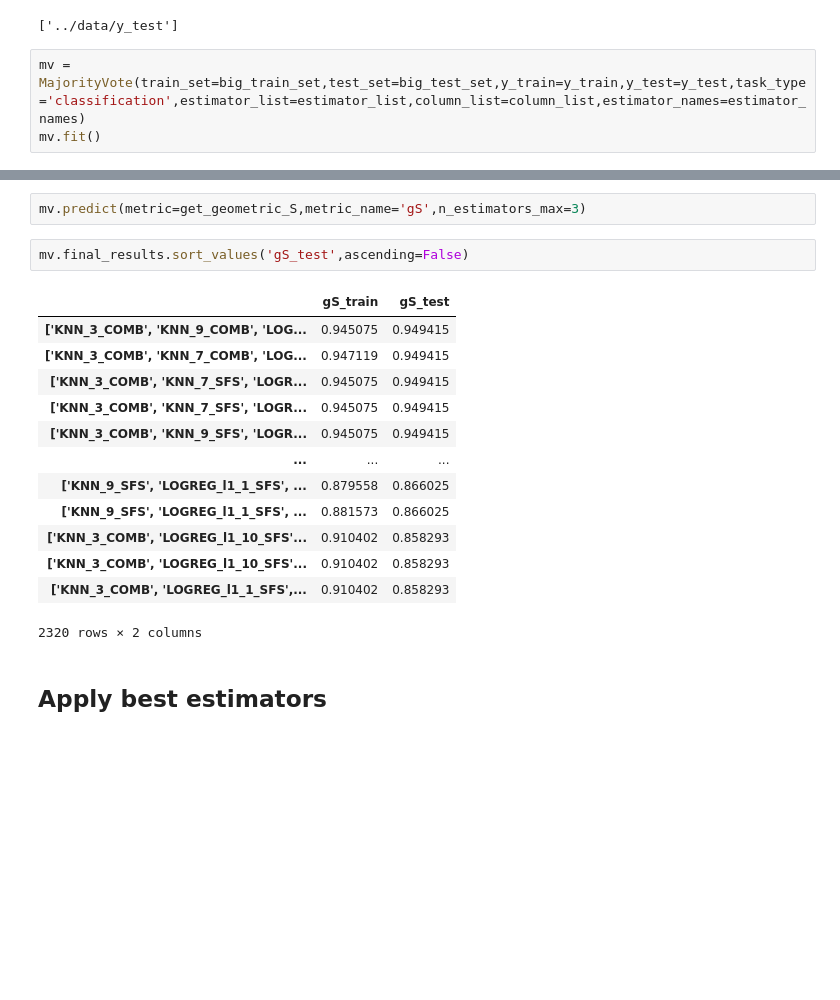
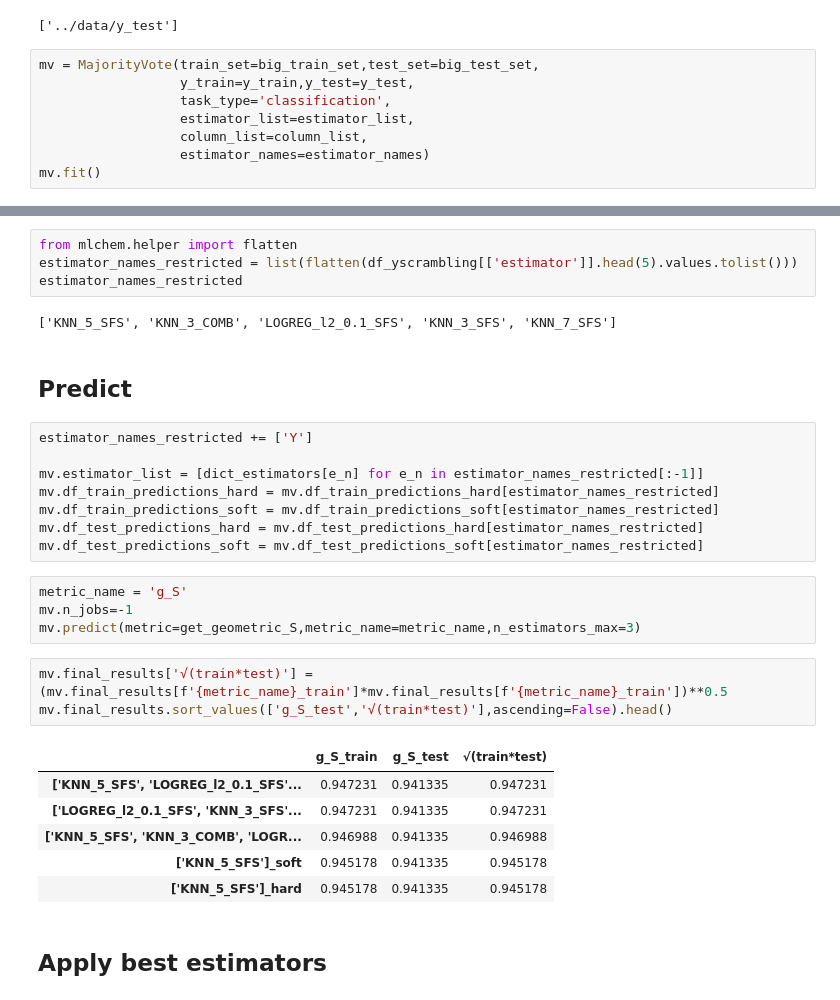
Before and after one commit to seacunilever/mlchem, a Jupyter notebook: examples/8 - Majority Voting/majority_vote.ipynb, the cells around one changed output, grey strips where cells are left out. Cells and saved outputs as stored; diff of their text form; blank space fills up the shorter version.

Commit message:
renew majority vote tutorial notebook

```diff
--- a/examples/8 - Majority Voting/majority_vote.ipynb
+++ b/examples/8 - Majority Voting/majority_vote.ipynb
@@ -171,5 +157,10 @@ joblib.dump(y_test,'../data/y_test')
 # %% [output]
 ['../data/y_test']
 # %%
-mv = MajorityVote(train_set=big_train_set,test_set=big_test_set,y_train=y_train,y_test=y_test,task_type='classification',estimator_list=estimator_list,column_list=column_list,estimator_names=estimator_names)
+mv = MajorityVote(train_set=big_train_set,test_set=big_test_set,
+                  y_train=y_train,y_test=y_test,
+                  task_type='classification',
+                  estimator_list=estimator_list,
+                  column_list=column_list,
+                  estimator_names=estimator_names)
 mv.fit()
@@ -198,21 +265,33 @@ mv.df_test_predictions_soft.head()
+# %%
+from mlchem.helper import flatten
+estimator_names_restricted = list(flatten(df_yscrambling[['estimator']].head(5).values.tolist()))
+estimator_names_restricted
+# %% [output]
+['KNN_5_SFS', 'KNN_3_COMB', 'LOGREG_l2_0.1_SFS', 'KNN_3_SFS', 'KNN_7_SFS']
+# %% [markdown]
+## Predict
+# %%
+estimator_names_restricted += ['Y']
+
+mv.estimator_list = [dict_estimators[e_n] for e_n in estimator_names_restricted[:-1]]
+mv.df_train_predictions_hard = mv.df_train_predictions_hard[estimator_names_restricted]
+mv.df_train_predictions_soft = mv.df_train_predictions_soft[estimator_names_restricted]
+mv.df_test_predictions_hard = mv.df_test_predictions_hard[estimator_names_restricted]
+mv.df_test_predictions_soft = mv.df_test_predictions_soft[estimator_names_restricted]
 # %%
-mv.predict(metric=get_geometric_S,metric_name='gS',n_estimators_max=3)
+metric_name = 'g_S'
+mv.n_jobs=-1
+mv.predict(metric=get_geometric_S,metric_name=metric_name,n_estimators_max=3)
-# %%
-mv.final_results.sort_values('gS_test',ascending=False)
-# %% [output]
-|  | gS_train | gS_test |
-| ['KNN_3_COMB', 'KNN_9_COMB', 'LOG... | 0.945075 | 0.949415 |
-| ['KNN_3_COMB', 'KNN_7_COMB', 'LOG... | 0.947119 | 0.949415 |
-| ['KNN_3_COMB', 'KNN_7_SFS', 'LOGR... | 0.945075 | 0.949415 |
-| ['KNN_3_COMB', 'KNN_7_SFS', 'LOGR... | 0.945075 | 0.949415 |
-| ['KNN_3_COMB', 'KNN_9_SFS', 'LOGR... | 0.945075 | 0.949415 |
-| ... | ... | ... |
-| ['KNN_9_SFS', 'LOGREG_l1_1_SFS', ... | 0.879558 | 0.866025 |
-| ['KNN_9_SFS', 'LOGREG_l1_1_SFS', ... | 0.881573 | 0.866025 |
-| ['KNN_3_COMB', 'LOGREG_l1_10_SFS'... | 0.910402 | 0.858293 |
-| ['KNN_3_COMB', 'LOGREG_l1_10_SFS'... | 0.910402 | 0.858293 |
-| ['KNN_3_COMB', 'LOGREG_l1_1_SFS',... | 0.910402 | 0.858293 |
-2320 rows × 2 columns
+# %%
+mv.final_results['√(train*test)'] = (mv.final_results[f'{metric_name}_train']*mv.final_results[f'{metric_name}_train'])**0.5
+mv.final_results.sort_values(['g_S_test','√(train*test)'],ascending=False).head()
+# %% [output]
+|  | g_S_train | g_S_test | √(train*test) |
+| ['KNN_5_SFS', 'LOGREG_l2_0.1_SFS'... | 0.947231 | 0.941335 | 0.947231 |
+| ['LOGREG_l2_0.1_SFS', 'KNN_3_SFS'... | 0.947231 | 0.941335 | 0.947231 |
+| ['KNN_5_SFS', 'KNN_3_COMB', 'LOGR... | 0.946988 | 0.941335 | 0.946988 |
+| ['KNN_5_SFS']_soft | 0.945178 | 0.941335 | 0.945178 |
+| ['KNN_5_SFS']_hard | 0.945178 | 0.941335 | 0.945178 |
 # %% [markdown]
 ## Apply best estimators
 # %%
```
Also changed, not shown: parts of 12 cells of this notebook, 2 other files.
